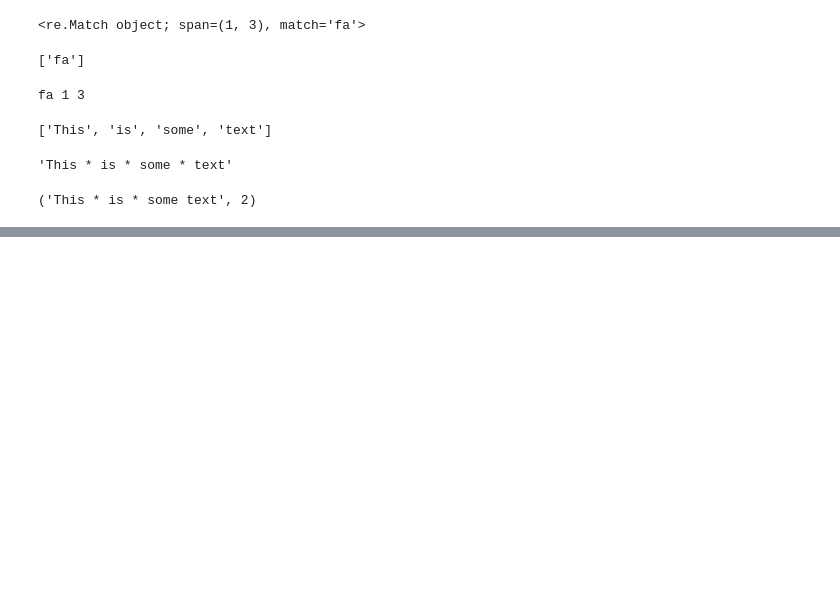
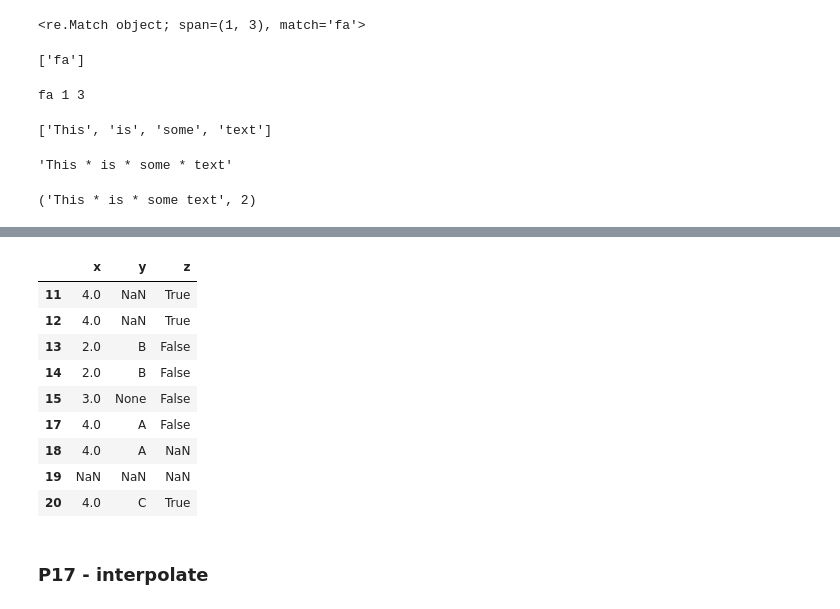
Before and after one commit to amin-torabi/learndataa, a Jupyter notebook: ds_beginner/pandas.ipynb, the cells around one changed output, grey strips where cells are left out. Cells and saved outputs as stored; diff of their text form; code cells hidden in the pictures; blank space fills up the shorter version.

```diff
--- a/ds_beginner/pandas.ipynb
+++ b/ds_beginner/pandas.ipynb
@@ -995,0 +1247,18 @@ re.subn("\s", " * ", s, 2)
+# %%
+# fillna, limit
+# pad is the same as ffill
+
+df2.fillna(method='pad', limit=1)
+# %% [output]
+|  | x | y | z |
+| 11 | 4.0 | NaN | True |
+| 12 | 4.0 | NaN | True |
+| 13 | 2.0 | B | False |
+| 14 | 2.0 | B | False |
+| 15 | 3.0 | None | False |
+| 17 | 4.0 | A | False |
+| 18 | 4.0 | A | NaN |
+| 19 | NaN | NaN | NaN |
+| 20 | 4.0 | C | True |
+# %% [markdown]
+### P17 - interpolate
```
Also changed, not shown: parts of 27 cells of this notebook.
